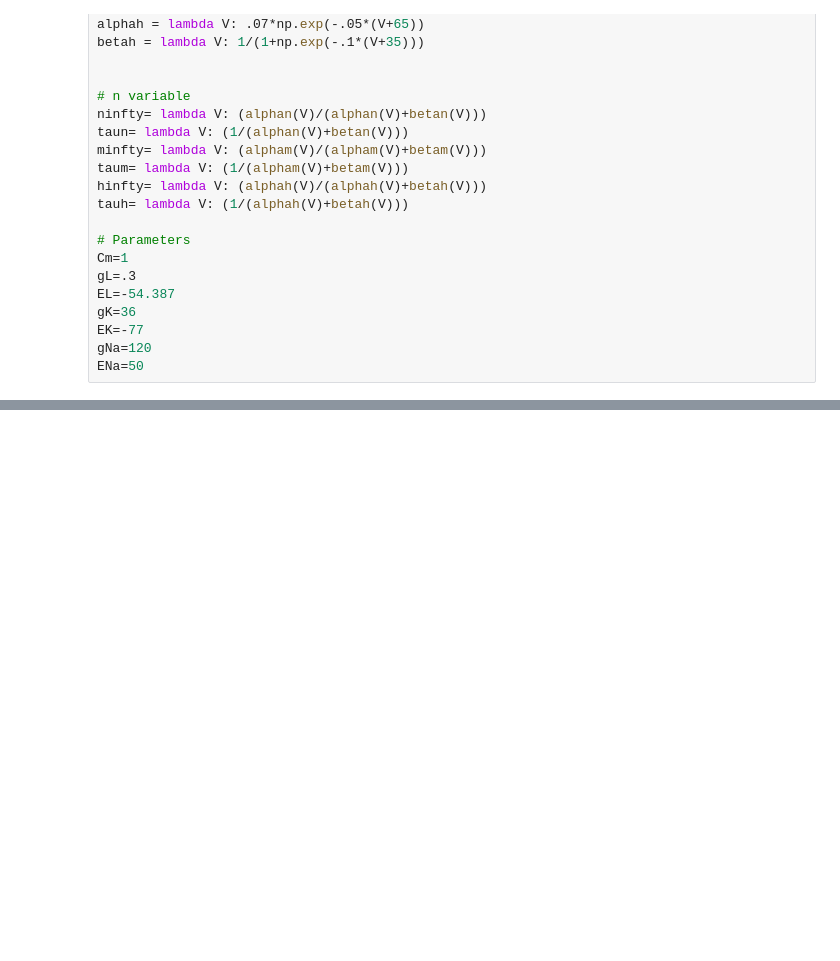
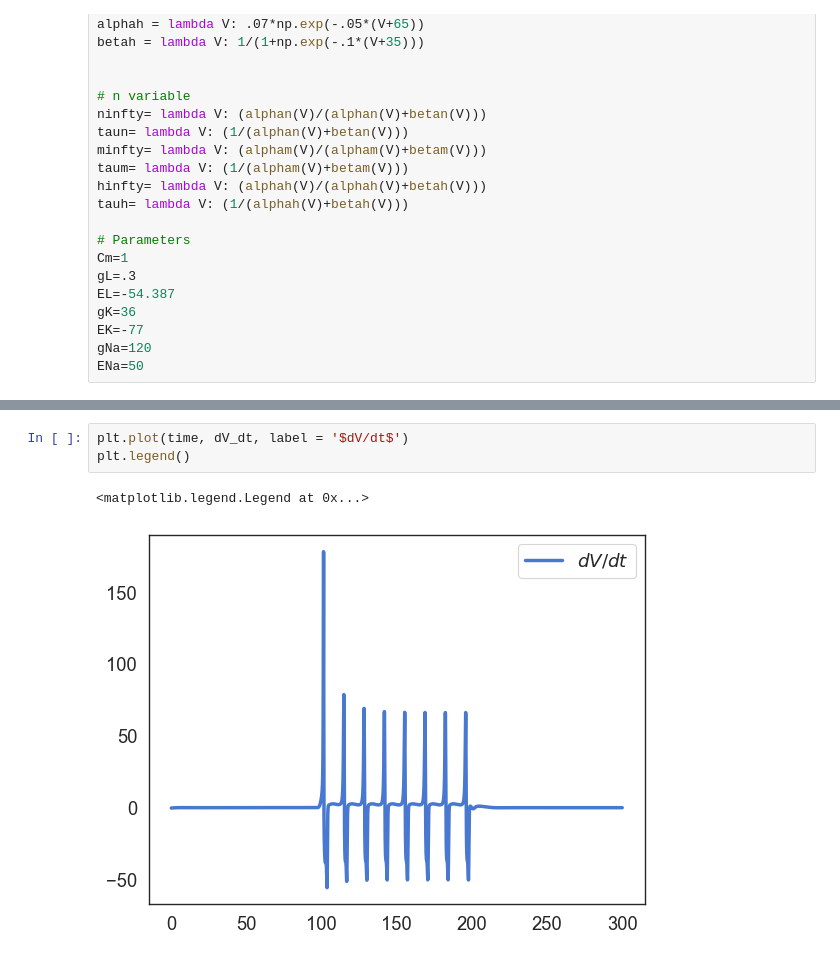
Before and after one commit to guardomayas/bSBC_model_SW, a Jupyter notebook: HH/HH_python.ipynb, the cells around one changed output, grey strips where cells are left out. Cells and saved outputs as stored; diff of their text form; blank space fills up the shorter version.

```diff
--- a/HH/HH_python.ipynb
+++ b/HH/HH_python.ipynb
@@ -193,0 +231,6 @@ plt.tight_layout()
+# %%
+plt.plot(time, dV_dt, label = '$dV/dt$')
+plt.legend()
+# %% [output]
+<matplotlib.legend.Legend at 0x...>
+[figure, added]
```
Also changed, not shown: parts of 5 cells of this notebook.
